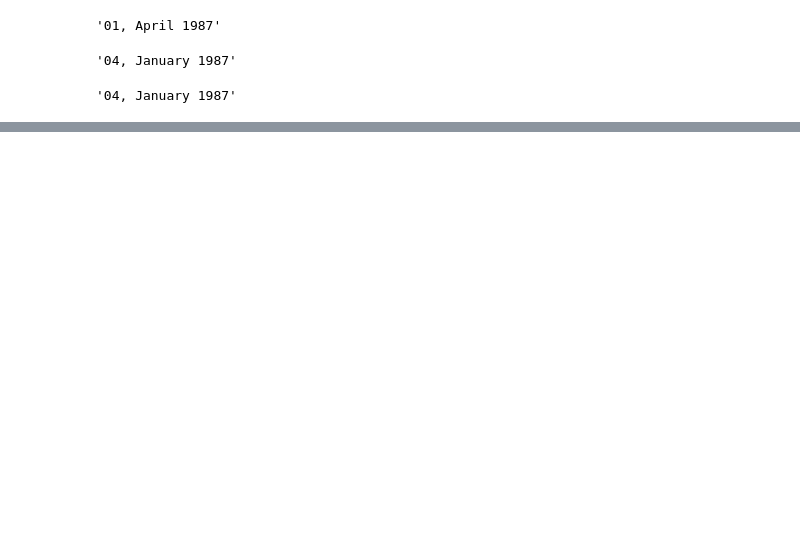
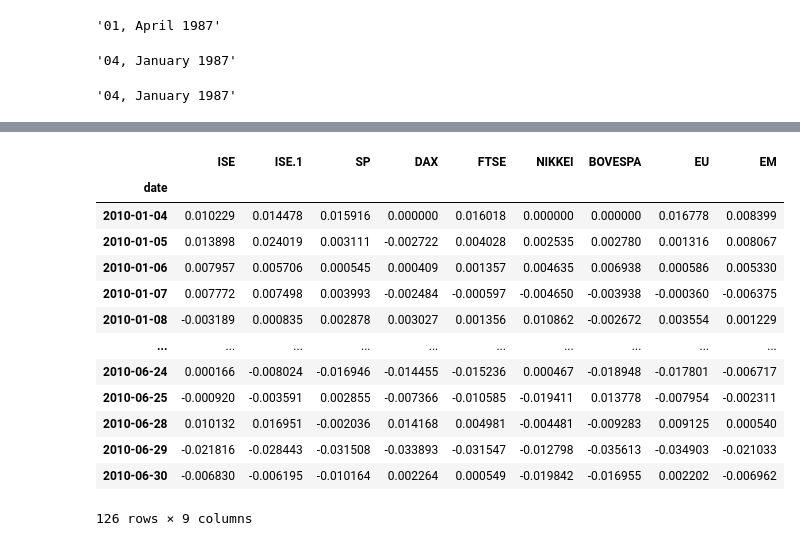
Before and after one commit to MrFanciful/Modern-Time-Series-Forecasting-with-Python-2E, a Jupyter notebook: my_work/chapter_02/01_My_Missing_Values.ipynb, the cells around one changed output, grey strips where cells are left out. Drawn from its saved outputs; the diff is of its cells as text; code cells hidden in the pictures; blank space fills up the shorter version.

```diff
--- a/my_work/chapter_02/01_My_Missing_Values.ipynb
+++ b/my_work/chapter_02/01_My_Missing_Values.ipynb
@@ -49,0 +143,17 @@ pd.to_datetime('4|1|1987', format='%d|%m|%Y').strftime('%d, %B %Y')
+# %%
+df['2010-01': '2010-06']
+# %% [output]
+|  | ISE | ISE.1 | SP | DAX | FTSE | NIKKEI | BOVESPA | EU | EM |
+| date |  |  |  |  |  |  |  |  |  |
+| 2010-01-04 | 0.010229 | 0.014478 | 0.015916 | 0.000000 | 0.016018 | 0.000000 | 0.000000 | 0.016778 | 0.008399 |
+| 2010-01-05 | 0.013898 | 0.024019 | 0.003111 | -0.002722 | 0.004028 | 0.002535 | 0.002780 | 0.001316 | 0.008067 |
+| 2010-01-06 | 0.007957 | 0.005706 | 0.000545 | 0.000409 | 0.001357 | 0.004635 | 0.006938 | 0.000586 | 0.005330 |
+| 2010-01-07 | 0.007772 | 0.007498 | 0.003993 | -0.002484 | -0.000597 | -0.004650 | -0.003938 | -0.000360 | -0.006375 |
+| 2010-01-08 | -0.003189 | 0.000835 | 0.002878 | 0.003027 | 0.001356 | 0.010862 | -0.002672 | 0.003554 | 0.001229 |
+| ... | ... | ... | ... | ... | ... | ... | ... | ... | ... |
+| 2010-06-24 | 0.000166 | -0.008024 | -0.016946 | -0.014455 | -0.015236 | 0.000467 | -0.018948 | -0.017801 | -0.006717 |
+| 2010-06-25 | -0.000920 | -0.003591 | 0.002855 | -0.007366 | -0.010585 | -0.019411 | 0.013778 | -0.007954 | -0.002311 |
+| 2010-06-28 | 0.010132 | 0.016951 | -0.002036 | 0.014168 | 0.004981 | -0.004481 | -0.009283 | 0.009125 | 0.000540 |
+| 2010-06-29 | -0.021816 | -0.028443 | -0.031508 | -0.033893 | -0.031547 | -0.012798 | -0.035613 | -0.034903 | -0.021033 |
+| 2010-06-30 | -0.006830 | -0.006195 | -0.010164 | 0.002264 | 0.000549 | -0.019842 | -0.016955 | 0.002202 | -0.006962 |
+126 rows × 9 columns
```
Also changed, not shown: parts of 10 cells of this notebook.
